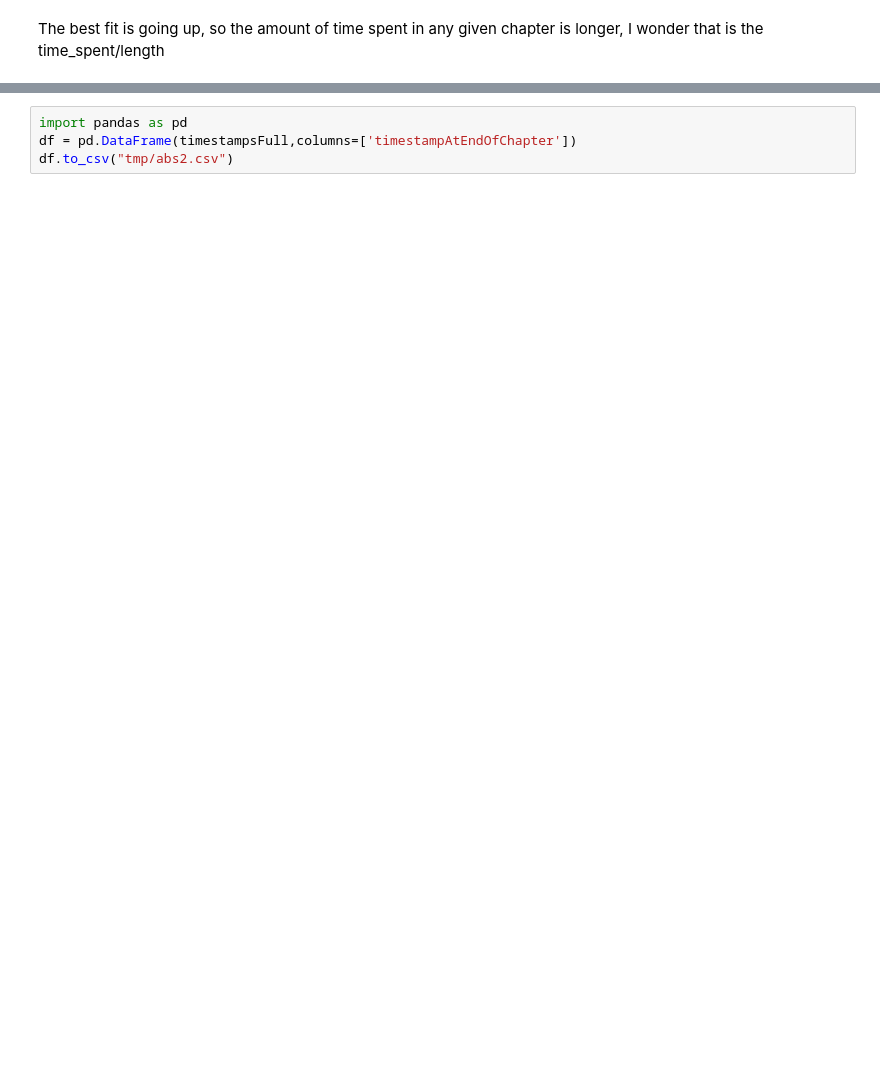
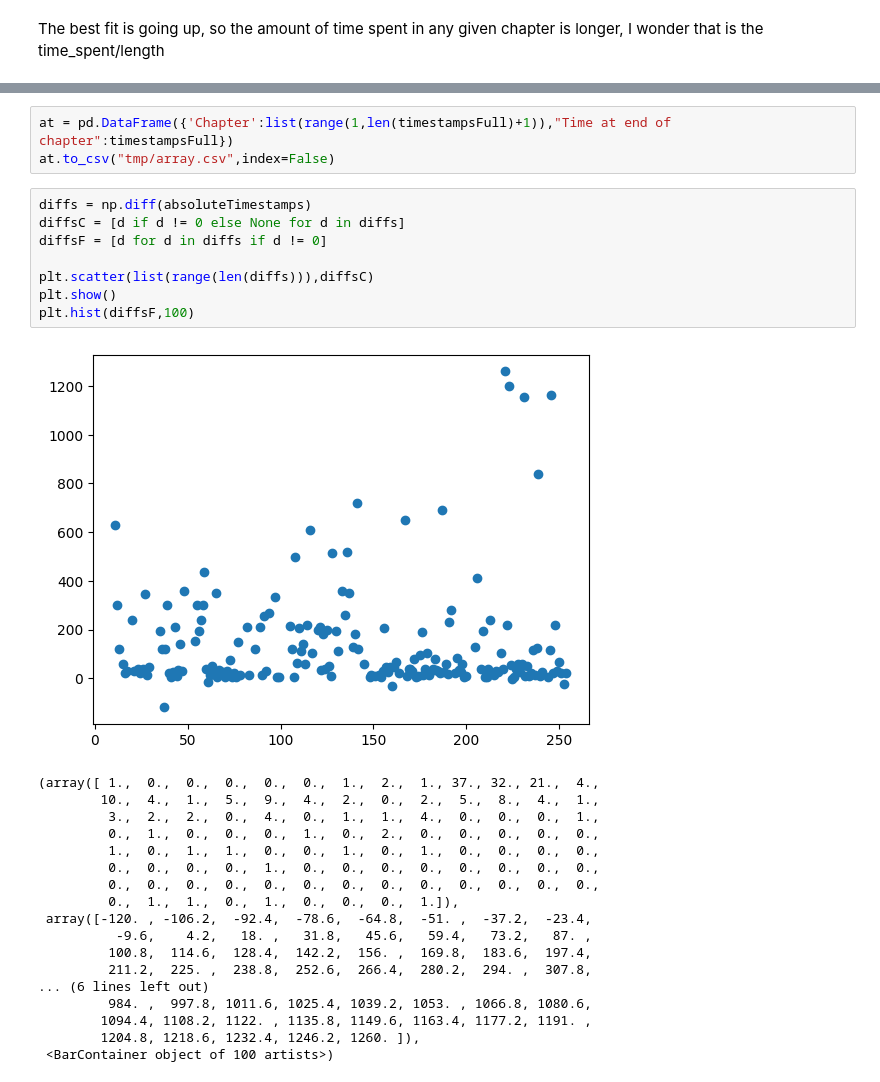
Before and after one commit to KekKom/WPAtaMS-Analyzer, a Jupyter notebook: analyzer.ipynb, the cells around one changed output, grey strips where cells are left out. Saved outputs shown, nothing was run; the diff lists cells and outputs as text; blank space fills up the shorter version.

```diff
--- a/analyzer.ipynb
+++ b/analyzer.ipynb
@@ -1086,4 +1052,30 @@ plt.show(),y
-# %%
-import pandas as pd
-df = pd.DataFrame(timestampsFull,columns=['timestampAtEndOfChapter'])
-df.to_csv("tmp/abs2.csv")
+# %%
+at = pd.DataFrame({'Chapter':list(range(1,len(timestampsFull)+1)),"Time at end of chapter":timestampsFull})
+at.to_csv("tmp/array.csv",index=False)
+# %%
+diffs = np.diff(absoluteTimestamps)
+diffsC = [d if d != 0 else None for d in diffs]
+diffsF = [d for d in diffs if d != 0]
+
+plt.scatter(list(range(len(diffs))),diffsC)
+plt.show()
+plt.hist(diffsF,100)
+# %% [output]
+[figure, added]
+(array([ 1.,  0.,  0.,  0.,  0.,  0.,  1.,  2.,  1., 37., 32., 21.,  4.,
+        10.,  4.,  1.,  5.,  9.,  4.,  2.,  0.,  2.,  5.,  8.,  4.,  1.,
+         3.,  2.,  2.,  0.,  4.,  0.,  1.,  1.,  4.,  0.,  0.,  0.,  1.,
+         0.,  1.,  0.,  0.,  0.,  1.,  0.,  2.,  0.,  0.,  0.,  0.,  0.,
+         1.,  0.,  1.,  1.,  0.,  0.,  1.,  0.,  1.,  0.,  0.,  0.,  0.,
+         0.,  0.,  0.,  0.,  1.,  0.,  0.,  0.,  0.,  0.,  0.,  0.,  0.,
+         0.,  0.,  0.,  0.,  0.,  0.,  0.,  0.,  0.,  0.,  0.,  0.,  0.,
+         0.,  1.,  1.,  0.,  1.,  0.,  0.,  0.,  1.]),
+ array([-120. , -106.2,  -92.4,  -78.6,  -64.8,  -51. ,  -37.2,  -23.4,
+          -9.6,    4.2,   18. ,   31.8,   45.6,   59.4,   73.2,   87. ,
+         100.8,  114.6,  128.4,  142.2,  156. ,  169.8,  183.6,  197.4,
+         211.2,  225. ,  238.8,  252.6,  266.4,  280.2,  294. ,  307.8,
+... (6 lines left out)
+         984. ,  997.8, 1011.6, 1025.4, 1039.2, 1053. , 1066.8, 1080.6,
+        1094.4, 1108.2, 1122. , 1135.8, 1149.6, 1163.4, 1177.2, 1191. ,
+        1204.8, 1218.6, 1232.4, 1246.2, 1260. ]),
+ <BarContainer object of 100 artists>)
```
Also changed, not shown: parts of 19 cells of this notebook, 1 other file.
